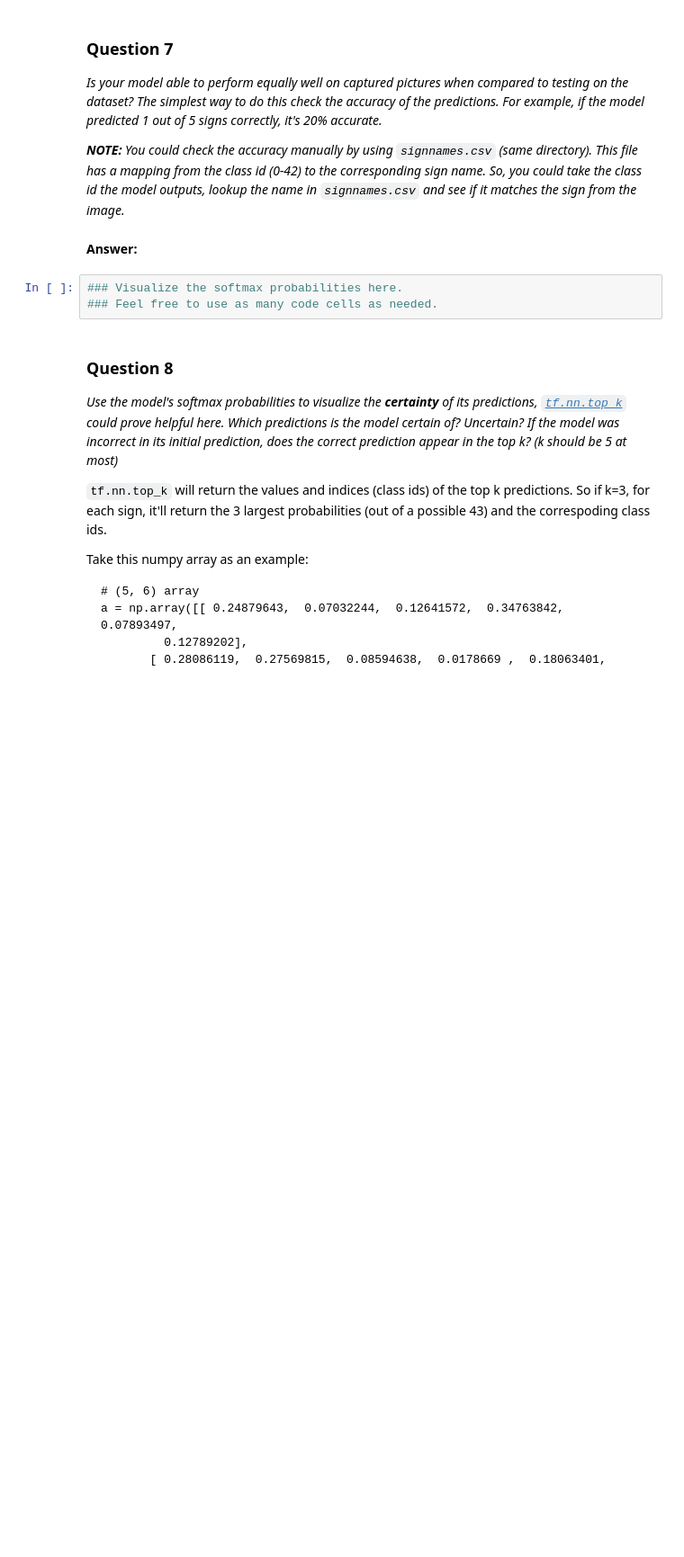
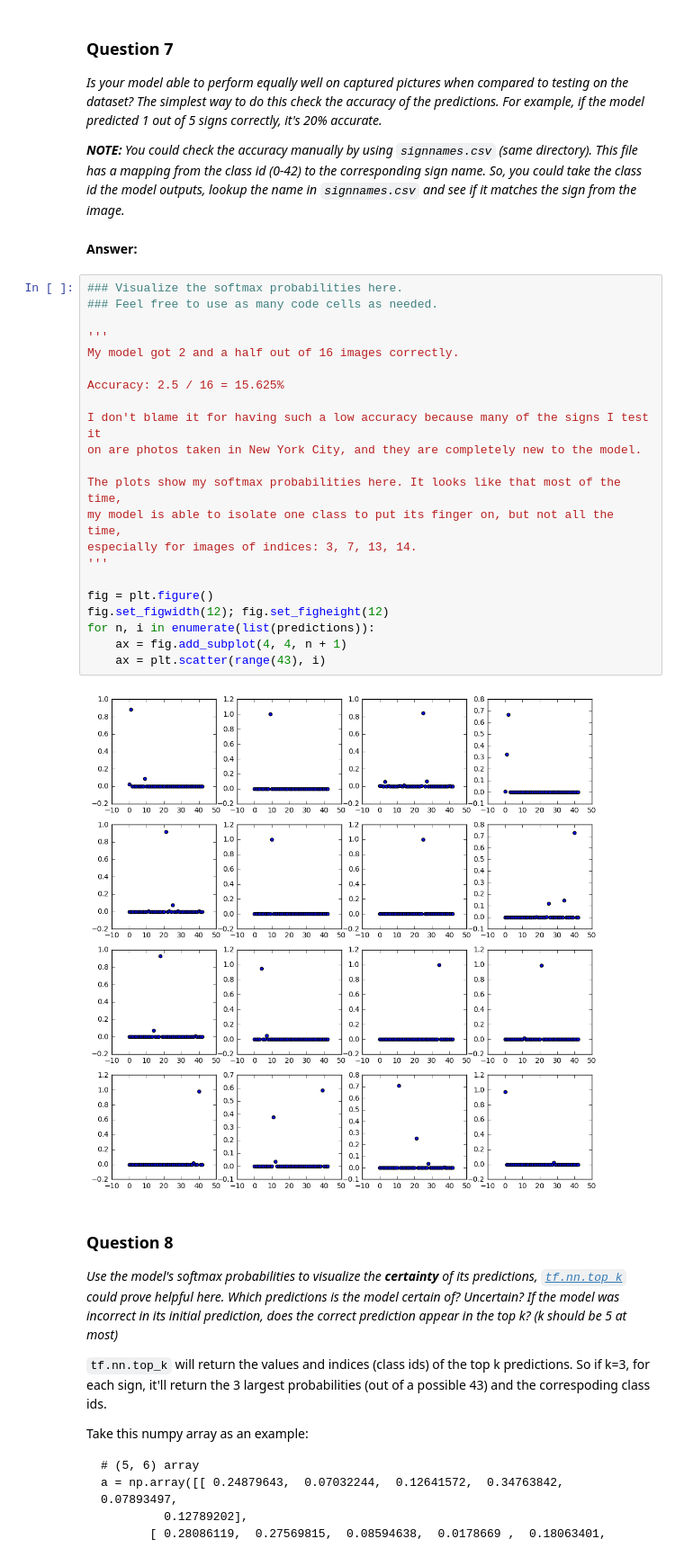
Before and after one commit to anguillanneuf/CarND-Traffic-Sign-Classifier-Project, a Jupyter notebook: Traffic_Sign_Classifier-tz.ipynb, the cells around one changed output. Shown at 90% size. Drawn from its saved outputs; the diff is of its cells as text; blank space fills up the shorter version.

```diff
--- a/Traffic_Sign_Classifier-tz.ipynb
+++ b/Traffic_Sign_Classifier-tz.ipynb
@@ -1519,9 +1615,30 @@ _Is your model able to perform equally well on captured pictures when compared t
 _**NOTE:** You could check the accuracy manually by using `signnames.csv` (same directory). This file has a mapping from the class id (0-42) to the corresponding sign name. So, you could take the class id the model outputs, lookup the name in `signnames.csv` and see if it matches the sign from the image._
 # %% [markdown]
 **Answer:**
-# %%
-### Visualize the softmax probabilities here.
-### Feel free to use as many code cells as needed.
+# %%
+### Visualize the softmax probabilities here.
+### Feel free to use as many code cells as needed.
+
+'''
+My model got 2 and a half out of 16 images correctly.
+
+Accuracy: 2.5 / 16 = 15.625%
+
+I don't blame it for having such a low accuracy because many of the signs I test it
+on are photos taken in New York City, and they are completely new to the model.
+
+The plots show my softmax probabilities here. It looks like that most of the time,
+my model is able to isolate one class to put its finger on, but not all the time,
+especially for images of indices: 3, 7, 13, 14.
+'''
+
+fig = plt.figure()
+fig.set_figwidth(12); fig.set_figheight(12)
+for n, i in enumerate(list(predictions)):
+    ax = fig.add_subplot(4, 4, n + 1)
+    ax = plt.scatter(range(43), i)
+# %% [output]
+[figure, added]
 # %% [markdown]
 ### Question 8
 
```
Also changed, not shown: parts of 12 cells of this notebook, 18 other files.
